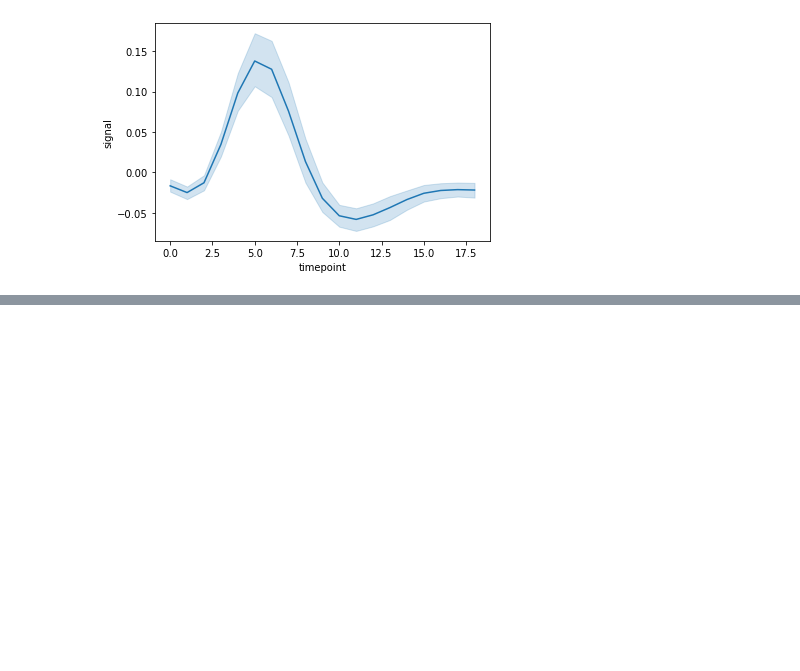
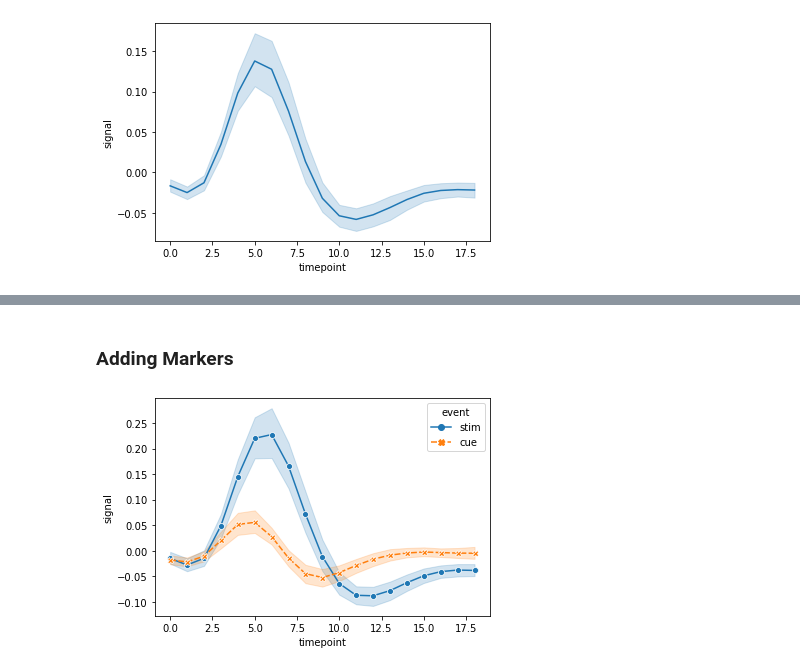
Before and after one commit to imamahasane/SeaBorn_Practices, a Jupyter notebook: SeabornPractices.ipynb, the cells around one changed output, grey strips where cells are left out. Cells and saved outputs as stored; diff of their text form; code cells hidden in the pictures; blank space fills up the shorter version.

```diff
--- a/SeabornPractices.ipynb
+++ b/SeabornPractices.ipynb
@@ -29,0 +42,9 @@ plt.show()
+# %% [markdown]
+### Adding Markers
+# %%
+sns.lineplot(x = 'timepoint', y = 'signal',
+             hue = 'event', style = 'event',
+            markers = True, data = fmri)
+plt.show()
+# %% [output]
+[figure, added]
```
Also changed, not shown: parts of 5 cells of this notebook, 1 other file.
